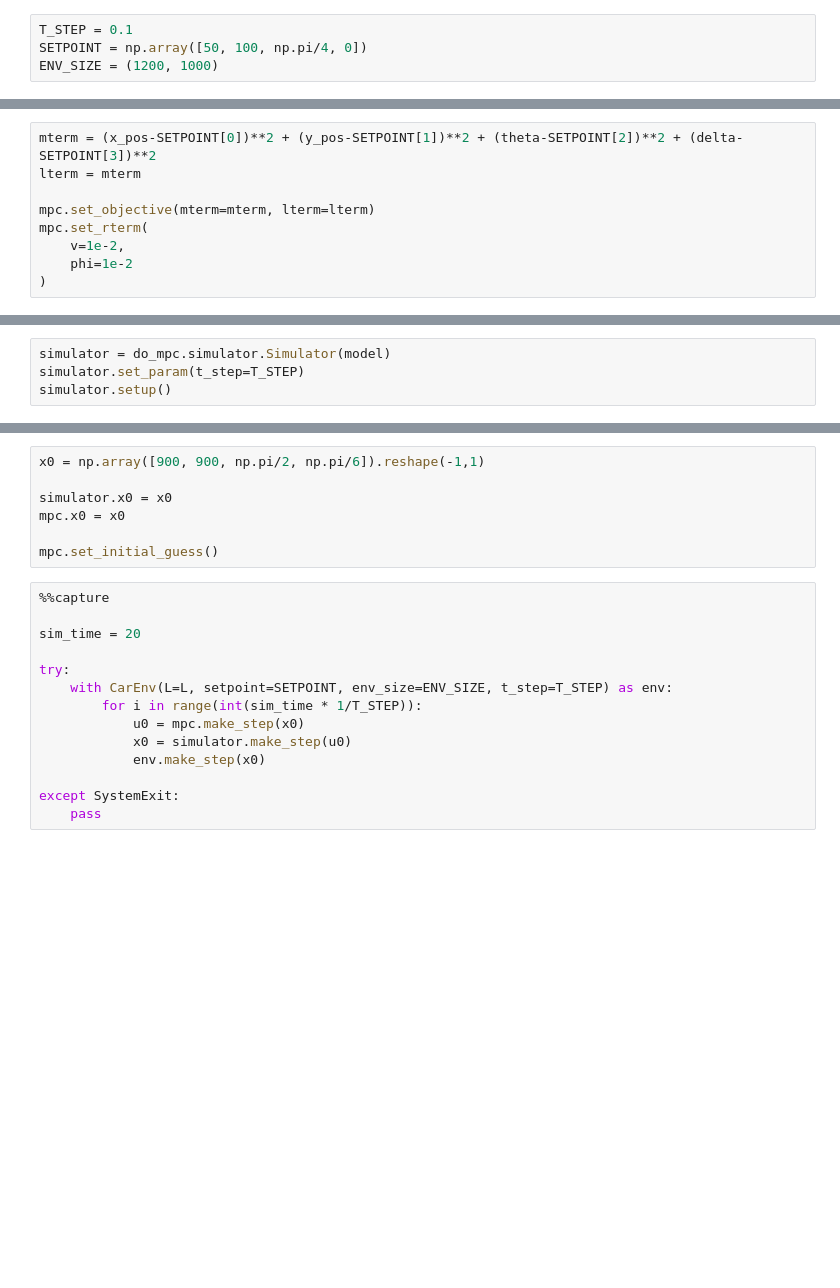
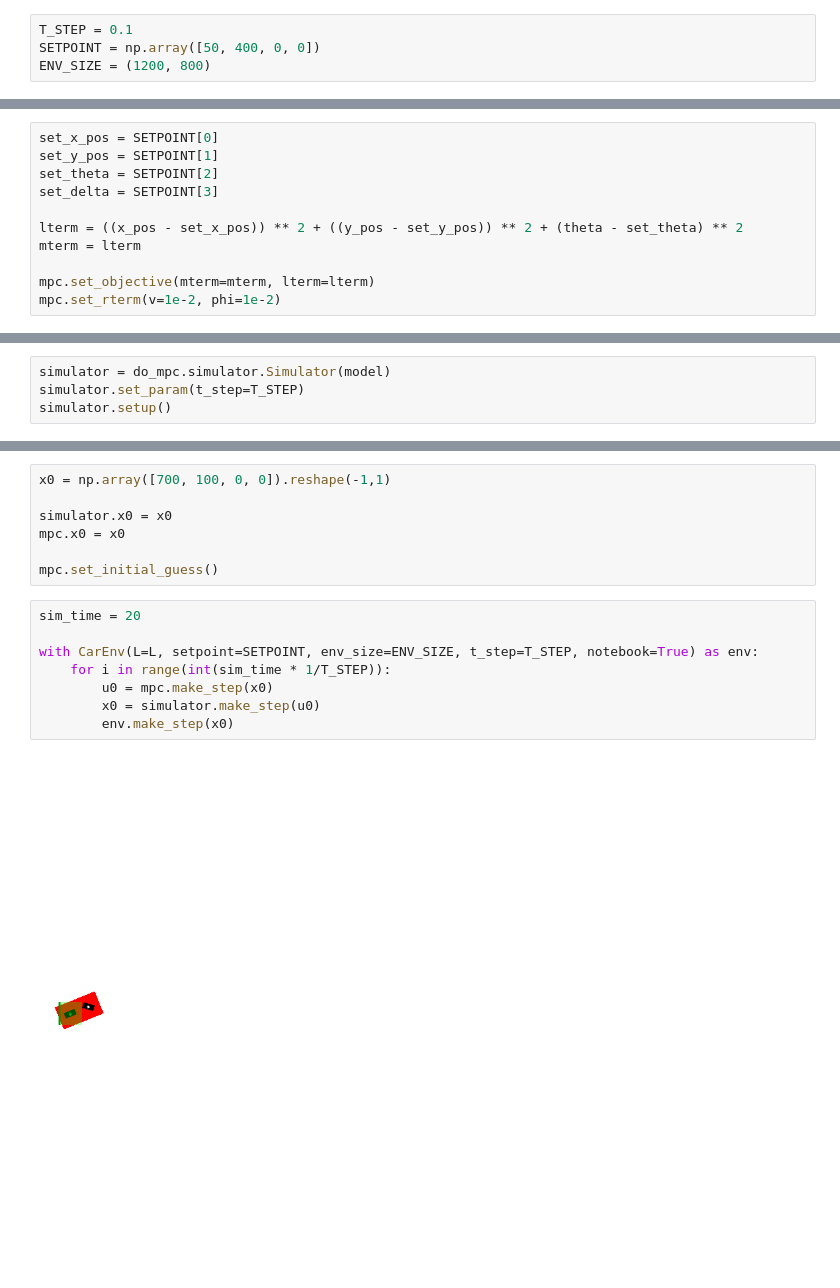
Before and after one commit to KozAAAAA/car_mpc, a Jupyter notebook: kinematic_bicycle_mpc.ipynb, the cells around one changed output, grey strips where cells are left out. Saved outputs shown, nothing was run; the diff lists cells and outputs as text; blank space fills up the shorter version.

```diff
--- a/kinematic_bicycle_mpc.ipynb
+++ b/kinematic_bicycle_mpc.ipynb
@@ -12,8 +12,8 @@ from carenv import CarEnv
 mpl.rcParams['axes.grid'] = True
 # %%
 T_STEP = 0.1
-SETPOINT = np.array([50, 100, np.pi/4, 0])
-ENV_SIZE = (1200, 1000)
+SETPOINT = np.array([50, 400, 0, 0])
+ENV_SIZE = (1200, 800)
 # %% [markdown]
 ## Configure the model
 # %%
@@ -74,14 +74,16 @@ mpc.set_param(
     store_full_solution = True,
 )
 # %%
-mterm = (x_pos-SETPOINT[0])**2 + (y_pos-SETPOINT[1])**2 + (theta-SETPOINT[2])**2 + (delta-SETPOINT[3])**2
-lterm = mterm
+set_x_pos = SETPOINT[0]
+set_y_pos = SETPOINT[1]
+set_theta = SETPOINT[2]
+set_delta = SETPOINT[3]
+
+lterm = ((x_pos - set_x_pos)) ** 2 + ((y_pos - set_y_pos)) ** 2 + (theta - set_theta) ** 2
+mterm = lterm
 
 mpc.set_objective(mterm=mterm, lterm=lterm)
-mpc.set_rterm(
-    v=1e-2,
-    phi=1e-2
-)
+mpc.set_rterm(v=1e-2, phi=1e-2)
 # %%
 mpc.bounds['lower', '_x', 'x_pos'] = 0
 mpc.bounds['upper', '_x', 'y_pos'] = ENV_SIZE[0]
@@ -132,24 +147,20 @@ ax[1].set_xlabel('time [s]')
 # %%
-x0 = np.array([900, 900, np.pi/2, np.pi/6]).reshape(-1,1)
+x0 = np.array([700, 100, 0, 0]).reshape(-1,1)
 
 simulator.x0 = x0
 mpc.x0 = x0
 
 mpc.set_initial_guess()
 # %%
-%%capture
-
 sim_time = 20
 
-try:
-    with CarEnv(L=L, setpoint=SETPOINT, env_size=ENV_SIZE, t_step=T_STEP) as env:
-        for i in range(int(sim_time * 1/T_STEP)):
-            u0 = mpc.make_step(x0)
-            x0 = simulator.make_step(u0)
-            env.make_step(x0)
-
-except SystemExit:
-    pass
+with CarEnv(L=L, setpoint=SETPOINT, env_size=ENV_SIZE, t_step=T_STEP, notebook=True) as env:
+    for i in range(int(sim_time * 1/T_STEP)):
+        u0 = mpc.make_step(x0)
+        x0 = simulator.make_step(u0)
+        env.make_step(x0)
+# %% [output]
+[figure, added]
 # %%
 sim_graphics.plot_results()
 sim_graphics.reset_axes()
```
Also changed, not shown: parts of 4 cells of this notebook, 1 other file.
